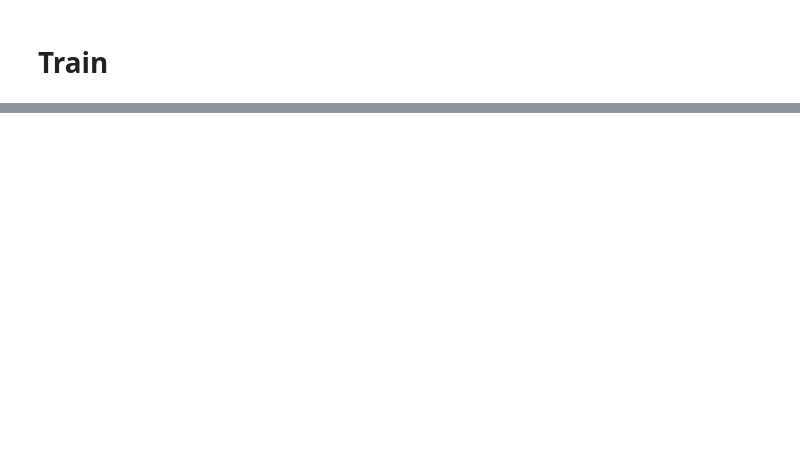
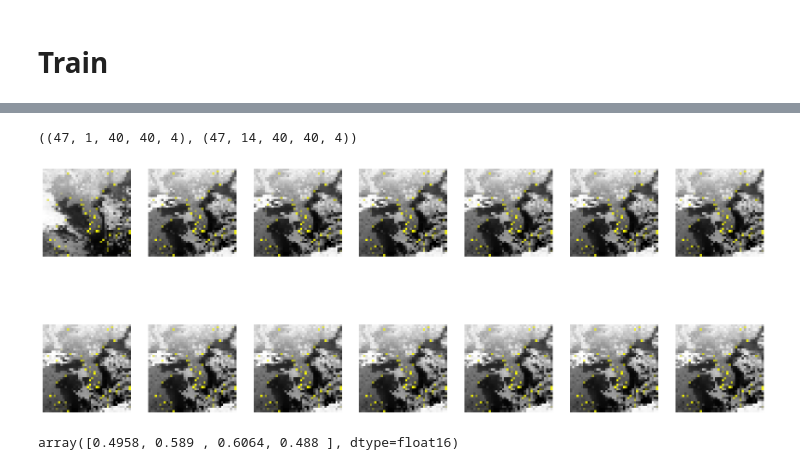
Before and after one commit to LOOPARAM/-Climate-Prediction-AI, a Jupyter notebook: Main/ClimateAI.ipynb, the cells around one changed output, grey strips where cells are left out. Saved outputs shown, nothing was run; the diff lists cells and outputs as text; code cells hidden in the pictures; blank space fills up the shorter version.

```diff
--- a/Main/ClimateAI.ipynb
+++ b/Main/ClimateAI.ipynb
@@ -86,33 +87,34 @@ np.save("data/data_/data_2410_715", resized_images)
 # %%
 # 자 모델 구축 들갑니다~
 model = Sequential()
-model.add(ConvLSTM2D(filters=20,
+model.add(ConvLSTM2D(filters=40,
                      kernel_size=(3,3),
                      input_shape=(None,40,40,4),
                      padding="same",
                      return_sequences=True))
 model.add(BatchNormalization())
-model.add(ConvLSTM2D(filters=20,
+model.add(ConvLSTM2D(filters=40,
                      kernel_size=(3,3),
                      padding="same",
                      return_sequences=True))
 model.add(BatchNormalization())
-model.add(ConvLSTM2D(filters=20,
+model.add(ConvLSTM2D(filters=40,
                      kernel_size=(3,3),
                      padding="same",
                      return_sequences=True))
 model.add(BatchNormalization())
-model.add(ConvLSTM2D(filters=20,
+model.add(ConvLSTM2D(filters=40,
                      kernel_size=(3,3),
                      padding="same",
                      return_sequences=False))
+model.add(Reshape((1, 40, 40, 40)))
 model.add(BatchNormalization())
-model.add(Lambda(lambda x: tf.expand_dims(x, axis=1)))
 model.add(Conv3D(filters=4,
                  kernel_size=(3,3,3),
                  activation="sigmoid",
                  padding="same"))
-model.compile(loss='binary_crossentropy',optimizer='adadelta', metrics = ['accuracy'])
+optimizer = Adadelta(learning_rate=2.0)
+model.compile(loss='binary_crossentropy',optimizer=optimizer, metrics = ['accuracy'])
 callbacks_val_acc = [EarlyStopping(monitor='val_accuracy', patience=7, mode='max', restore_best_weights=True),
                      ModelCheckpoint("ClimateAI.keras", monitor='val_accuracy', save_best_only=True)]
 callbacks_val_loss = [EarlyStopping(monitor='val_loss', patience=7, mode='min', restore_best_weights=True),
@@ -145,6 +147,6 @@ Model: "sequential"
 # %% [markdown]
 # Train
 # %%
-model.fit(inputs, outputs, epochs=10, batch_size=100, validation_split=0.1, callbacks=callbacks)
+model.fit(inputs, outputs, epochs=10, batch_size=1, validation_split=0.1, callbacks=callbacks)
 # %% [output]
 Epoch 1/10
@@ -170,0 +175,18 @@ ValueError: The `{arg_name}` of this `Lambda` layer is a Python lambda. Deserial
+# %%
+test.shape, inputs.shape
+# %% [output]
+((47, 1, 40, 40, 4), (47, 14, 40, 40, 4))
+# %%
+plt.figure(figsize=(20, 8))
+
+for i in range(14):
+    plt.subplot(2, 7, i+1)
+    plt.imshow(inputs[0, i, :, :, :])  # 필요한 축만 선택해서 시각화
+    plt.axis('off')
+plt.show()
+# %% [output]
+[figure, added]
+# %%
+test[0][0][0][0][:]
+# %% [output]
+array([0.4958, 0.589 , 0.6064, 0.488 ], dtype=float16)
```
Also changed, not shown: parts of 7 cells of this notebook, 4 other files.
